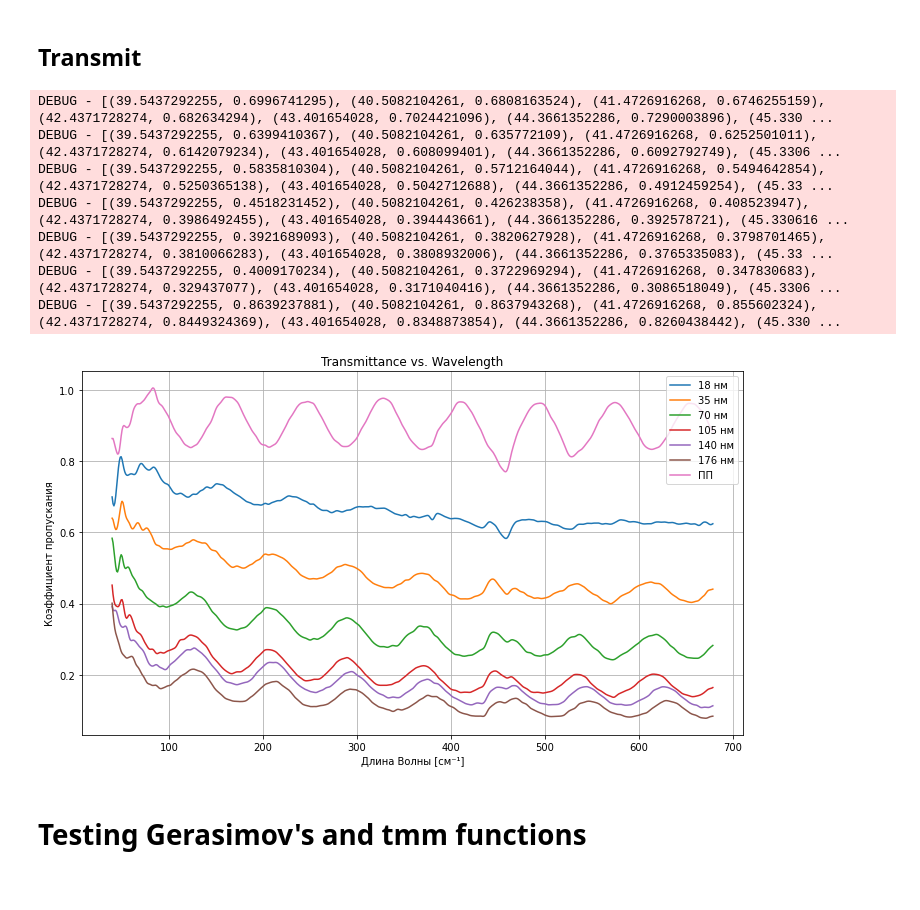
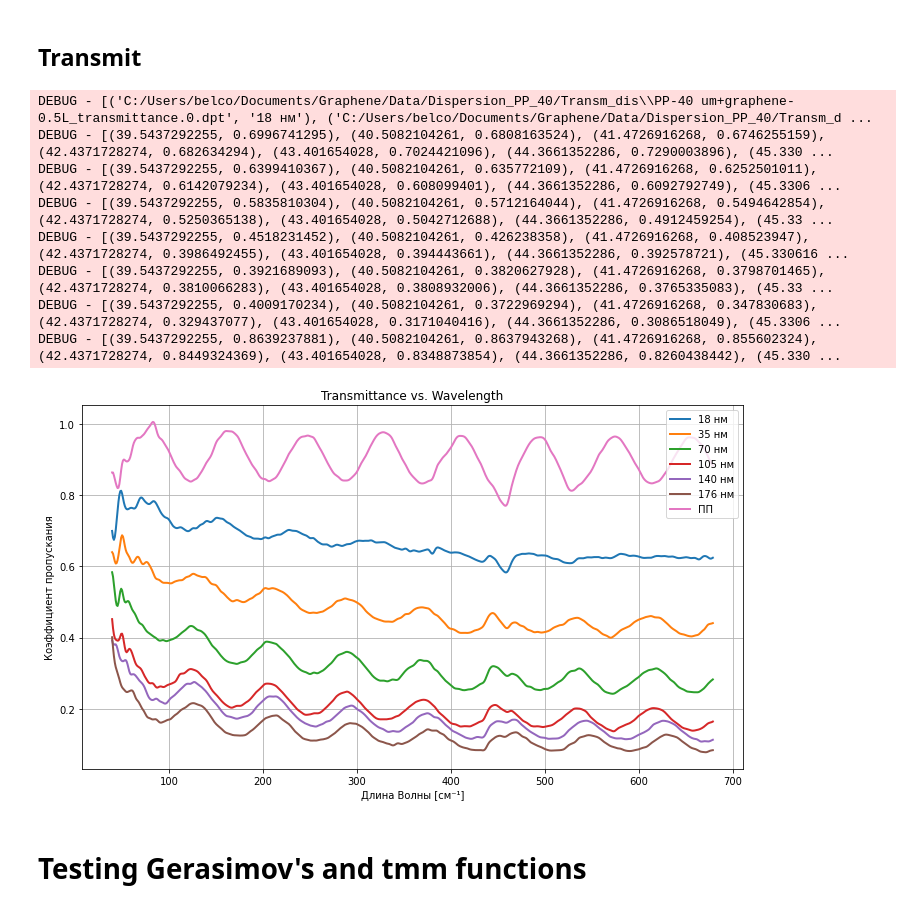
Before and after one commit to artyom-fedorenko/Graphene-films-plasmon-refractometry, a Jupyter notebook: Fourier/Dispersion_fit.ipynb, the cells around one changed output. Cells and saved outputs as stored; diff of their text form; code cells hidden in the pictures.

```diff
--- a/Fourier/Dispersion_fit.ipynb
+++ b/Fourier/Dispersion_fit.ipynb
@@ -163,9 +236,17 @@ def load_t_data(path,
                 draw_plot=True,
                 extension = '.dpt',
                 thk_arr_rf = np.array([0.5, 1, 2, 3, 4, 5, 0])*35e-9,
-                labels = ['18 нм',  '35 нм', '70 нм', '105 нм', '140 нм', '176 нм', 'ПП']):
+                labels = ['18 нм',  '35 нм', '70 нм', '105 нм', '140 нм', '176 нм', 'ПП'],
+                reverse = True):
+
+    """
+    ! Check that labels correspond to thicknesses
+    """
+
     # Step 1: Load all 7 files into a list
     file_paths = glob.glob(path + '/*dpt')
+
+    logger.debug(f"{list(zip(file_paths, labels))}")
 
     # Step 2: Initialize a plot
     plt.figure(figsize=(10, 6))
@@ -175,37 +256,44 @@ def load_t_data(path,
 
 
     # Step 3: Loop through files and plot each
     for i, file in enumerate(file_paths):
         data = pd.read_csv(file, header=None, sep='\t', decimal='.')  # Read file assuming no header
         transmit_dict[file] = data
-        T_wavelength = data[0][::-1]  # First column: Wavelength [cm⁻¹]
-        transmittance = data[1][::-1] # Second column: Reflectance R
+        if reverse:
+            T_wavelength = data[0][::-1]  # First column: Wavelength [cm⁻¹]
+            transmittance = data[1][::-1] # Second column: Reflectance R
+        if not reverse:
+            T_wavelength = data[0]
+            transmittance = data[1]
         transmit_dict[file] = (T_wavelength, transmittance, thk_arr_rf[i])
-        plt.plot(T_wavelength, transmittance, label = labels[i])  # Plot with label
+        if draw_plot:
+            plt.plot(T_wavelength, transmittance, label = labels[i], linewidth=2)  # Plot with label
+
         logger.debug(list(zip(T_wavelength, transmittance)))
 
     # Step 4: Customize the plot
     plt.xlabel("Длина Волны [см⁻¹]")
     plt.ylabel("Коэффициент пропускания")
     plt.title("Transmittance vs. Wavelength")
     plt.legend()  # Add legend for dataset distinction
     plt.grid(True)  # Optional: Add grid
     plt.tight_layout()
 
     # Step 5: Display the plot
     plt.show()
     return transmit_dict
 
 transmit_dict = load_t_data(r"C:/Users/belco/Documents/Graphene/Data/Dispersion_PP_40/Transm_dis")
 # %% [output]
+DEBUG - [('C:/Users/belco/Documents/Graphene/Data/Dispersion_PP_40/Transm_dis\\PP-40 um+graphene-0.5L_transmittance.0.dpt', '18 нм'), ('C:/Users/belco/Documents/Graphene/Data/Dispersion_PP_40/Transm_d ...
 DEBUG - [(39.5437292255, 0.6996741295), (40.5082104261, 0.6808163524), (41.4726916268, 0.6746255159), (42.4371728274, 0.682634294), (43.401654028, 0.7024421096), (44.3661352286, 0.7290003896), (45.330 ...
 DEBUG - [(39.5437292255, 0.6399410367), (40.5082104261, 0.635772109), (41.4726916268, 0.6252501011), (42.4371728274, 0.6142079234), (43.401654028, 0.608099401), (44.3661352286, 0.6092792749), (45.3306 ...
 DEBUG - [(39.5437292255, 0.5835810304), (40.5082104261, 0.5712164044), (41.4726916268, 0.5494642854), (42.4371728274, 0.5250365138), (43.401654028, 0.5042712688), (44.3661352286, 0.4912459254), (45.33 ...
 DEBUG - [(39.5437292255, 0.4518231452), (40.5082104261, 0.426238358), (41.4726916268, 0.408523947), (42.4371728274, 0.3986492455), (43.401654028, 0.394443661), (44.3661352286, 0.392578721), (45.330616 ...
 DEBUG - [(39.5437292255, 0.3921689093), (40.5082104261, 0.3820627928), (41.4726916268, 0.3798701465), (42.4371728274, 0.3810066283), (43.401654028, 0.3808932006), (44.3661352286, 0.3765335083), (45.33 ...
 DEBUG - [(39.5437292255, 0.4009170234), (40.5082104261, 0.3722969294), (41.4726916268, 0.347830683), (42.4371728274, 0.329437077), (43.401654028, 0.3171040416), (44.3661352286, 0.3086518049), (45.3306 ...
 DEBUG - [(39.5437292255, 0.8639237881), (40.5082104261, 0.8637943268), (41.4726916268, 0.855602324), (42.4371728274, 0.8449324369), (43.401654028, 0.8348873854), (44.3661352286, 0.8260438442), (45.330 ...
-[figure, old version]
+[figure, new version]
 # %% [markdown]
 # Testing Gerasimov's and tmm functions
 # %%
```
Also changed, not shown: parts of 11 cells of this notebook.
